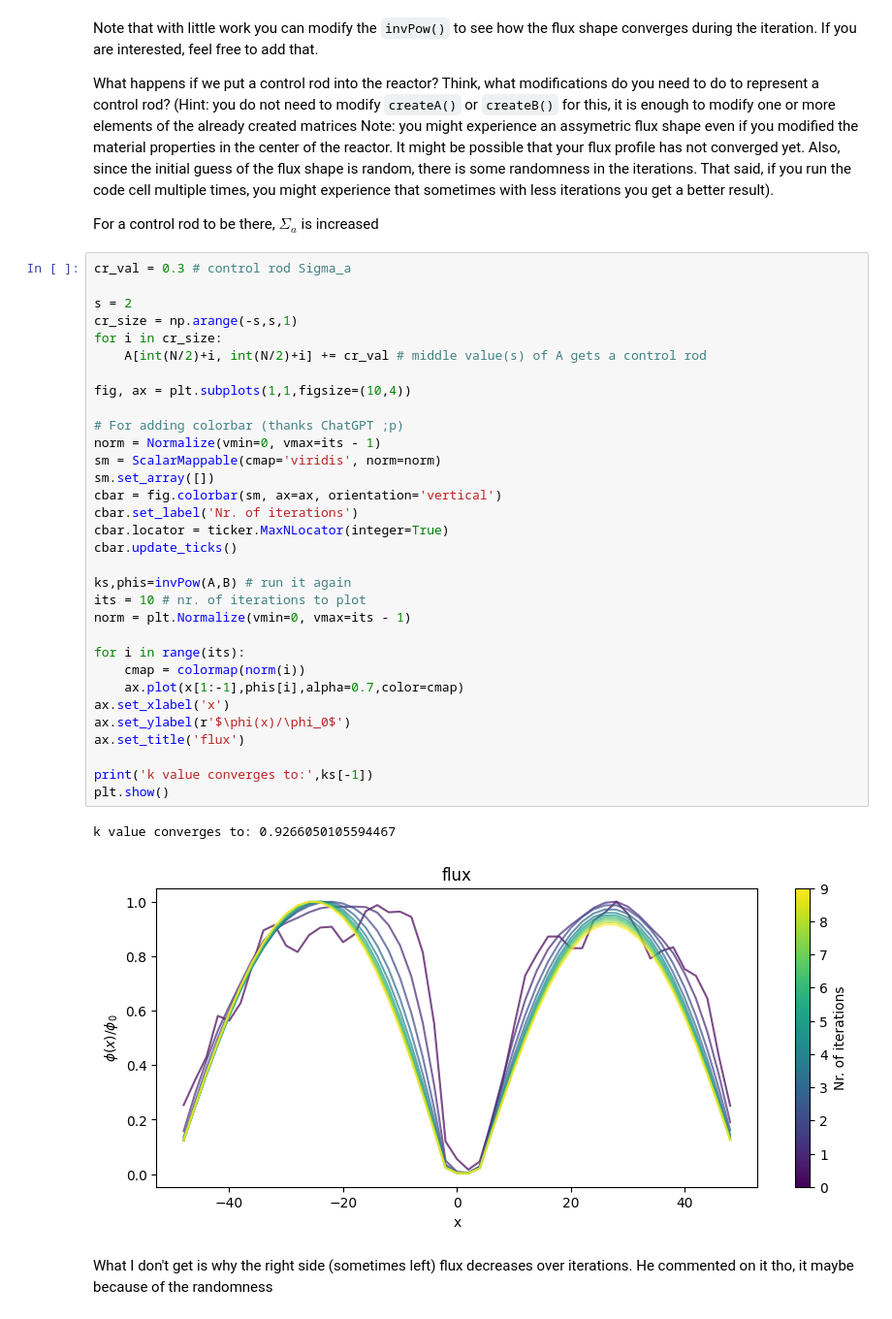
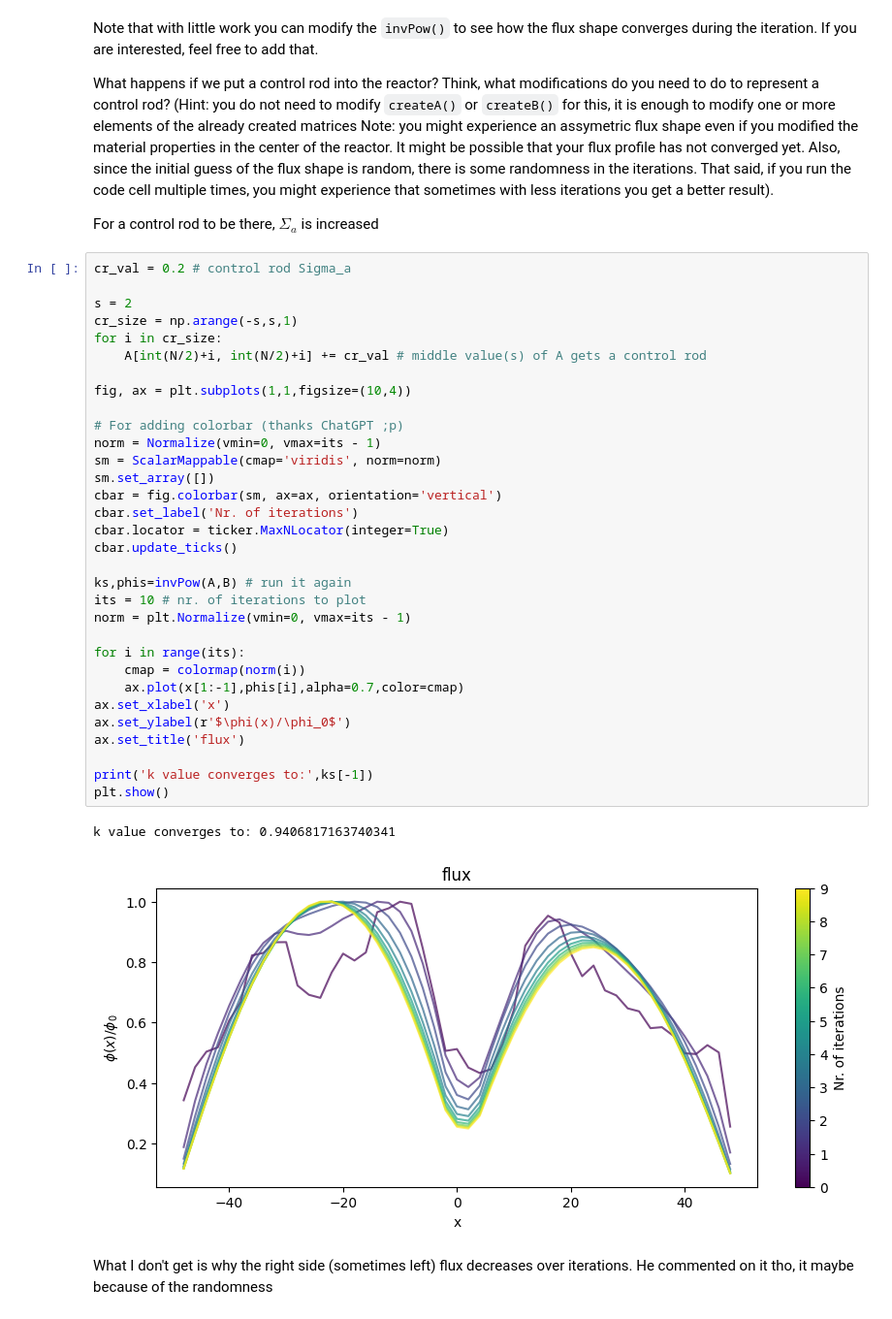
Before and after one commit to jenshoej/ReactorPhysics, a Jupyter notebook: Datalabs/Datalab07/7-NumericalDiffusion.ipynb, the cells around one changed output. Shown: that part at 97% size. Saved outputs shown, nothing was run; the diff lists cells and outputs as text.

```diff
--- a/Datalabs/Datalab07/7-NumericalDiffusion.ipynb
+++ b/Datalabs/Datalab07/7-NumericalDiffusion.ipynb
@@ -346,40 +346,40 @@ What happens if we put a control rod into the reactor? Think, what modifications
 
 For a control rod to be there, $\Sigma_a$ is increased
 # %%
-cr_val = 0.3 # control rod Sigma_a
+cr_val = 0.2 # control rod Sigma_a
 
 s = 2
 cr_size = np.arange(-s,s,1)
 for i in cr_size:
     A[int(N/2)+i, int(N/2)+i] += cr_val # middle value(s) of A gets a control rod
 
 fig, ax = plt.subplots(1,1,figsize=(10,4))
 
 # For adding colorbar (thanks ChatGPT ;p)
 norm = Normalize(vmin=0, vmax=its - 1)
 sm = ScalarMappable(cmap='viridis', norm=norm)
 sm.set_array([])
 cbar = fig.colorbar(sm, ax=ax, orientation='vertical')
 cbar.set_label('Nr. of iterations')
 cbar.locator = ticker.MaxNLocator(integer=True)
 cbar.update_ticks()
 
 ks,phis=invPow(A,B) # run it again
 its = 10 # nr. of iterations to plot
 norm = plt.Normalize(vmin=0, vmax=its - 1)
 
 for i in range(its):
     cmap = colormap(norm(i))
     ax.plot(x[1:-1],phis[i],alpha=0.7,color=cmap)
 ax.set_xlabel('x')
 ax.set_ylabel(r'$\phi(x)/\phi_0$')
 ax.set_title('flux')
 
 print('k value converges to:',ks[-1])
 plt.show()
 # %% [output]
-k value converges to: 0.9266050105594467
+k value converges to: 0.9406817163740341
-[figure, old version]
+[figure, new version]
 # %% [markdown]
 What I don't get is why the right side (sometimes left) flux decreases over iterations. He commented on it tho, it maybe because of the randomness
 # %% [markdown]
```
Also changed, not shown: parts of 4 cells of this notebook, 7 other files.
